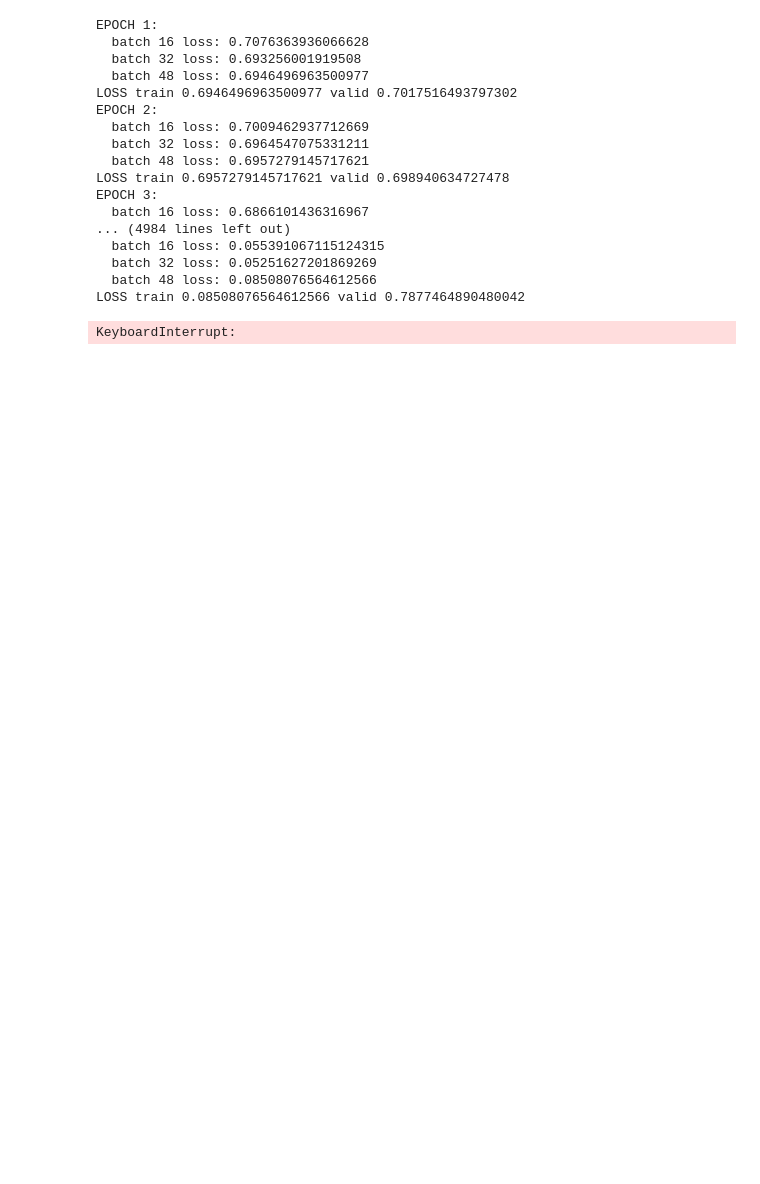
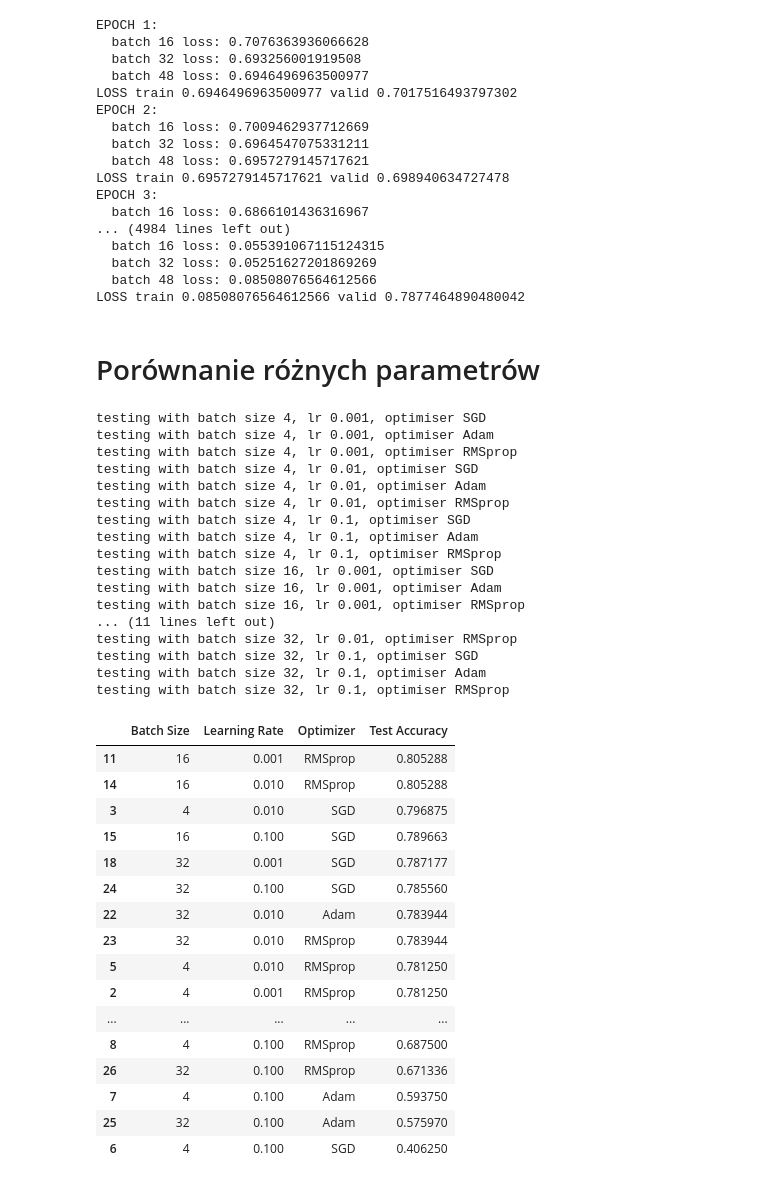
Before and after one commit to Matipolit/sieci-neuronowe-cw4, a Jupyter notebook: cw4.ipynb, the cells around one changed output. Cells and saved outputs as stored; diff of their text form; code cells hidden in the pictures; blank space fills up the shorter version.

```diff
--- a/cw4.ipynb
+++ b/cw4.ipynb
@@ -169,6 +180,8 @@ EPOCH 3:
   batch 32 loss: 0.05251627201869269
   batch 48 loss: 0.08508076564612566
 LOSS train 0.08508076564612566 valid 0.7877464890480042
+# %% [markdown]
+# Porównanie różnych parametrów
 # %%
 # Define new code for training and testing with parameter sweeps.
 from itertools import product
@@ -185,6 +198,8 @@ results = []
 # Updated training loop with parameter sweeps
 for batch_size, lr, opt_name in product(batch_sizes, learning_rates, optimizers):
     print(f"testing with batch size {batch_size}, lr {lr}, optimiser {opt_name}")
+    timestamp = datetime.now().strftime('%Y%m%d_%H%M%S')
+    writer = SummaryWriter('runs/heart_disease_classifier-date:{}-batch-size:{}-lr:{}-opti:{}'.format(timestamp, batch_size, lr, opt_name))
     # Reinitialize dataloaders with current batch size
     train_loader = DataLoader(train_dataset, batch_size=batch_size, shuffle=True)
     test_loader = DataLoader(test_dataset, batch_size=batch_size, shuffle=False)
@@ -208,35 +223,74 @@ for batch_size, lr, opt_name in product(batch_sizes, learning_rates, optimizers)
     for epoch in range(num_epochs):
         model.train()
         epoch_loss = 0
+        i = 0
         for X_batch, y_batch in train_loader:
             optimizer.zero_grad()
             outputs = model(X_batch)
             loss = loss_fn(outputs, y_batch)
             loss.backward()
             optimizer.step()
             epoch_loss += loss.item()
+            i += 1
+        writer.add_scalars('loss',
+                    { 'Training' : epoch_loss/i },
+                    epoch + 1)
+        writer.flush()
 
     # Evaluation on test set
     model.eval()
     test_accuracy = 0
     with torch.no_grad():
         for X_batch, y_batch in test_loader:
             outputs = model(X_batch)
             test_accuracy += calculate_accuracy(outputs, y_batch).item()
     test_accuracy /= len(test_loader)
 
     # Save results
     results.append({
         'Batch Size': batch_size,
         'Learning Rate': lr,
         'Optimizer': opt_name,
         'Test Accuracy': test_accuracy
     })
 
 # Convert results to a DataFrame for better readability
 import pandas as pd
 results_df = pd.DataFrame(results)
 results_df.sort_values(by='Test Accuracy', ascending=False, inplace=True)
 results_df
 # %% [output]
-KeyboardInterrupt:
+testing with batch size 4, lr 0.001, optimiser SGD
+testing with batch size 4, lr 0.001, optimiser Adam
+testing with batch size 4, lr 0.001, optimiser RMSprop
+testing with batch size 4, lr 0.01, optimiser SGD
+testing with batch size 4, lr 0.01, optimiser Adam
+testing with batch size 4, lr 0.01, optimiser RMSprop
+testing with batch size 4, lr 0.1, optimiser SGD
+testing with batch size 4, lr 0.1, optimiser Adam
+testing with batch size 4, lr 0.1, optimiser RMSprop
+testing with batch size 16, lr 0.001, optimiser SGD
+testing with batch size 16, lr 0.001, optimiser Adam
+testing with batch size 16, lr 0.001, optimiser RMSprop
+... (11 lines left out)
+testing with batch size 32, lr 0.01, optimiser RMSprop
+testing with batch size 32, lr 0.1, optimiser SGD
+testing with batch size 32, lr 0.1, optimiser Adam
+testing with batch size 32, lr 0.1, optimiser RMSprop
+|  | Batch Size | Learning Rate | Optimizer | Test Accuracy |
+| 11 | 16 | 0.001 | RMSprop | 0.805288 |
+| 14 | 16 | 0.010 | RMSprop | 0.805288 |
+| 3 | 4 | 0.010 | SGD | 0.796875 |
+| 15 | 16 | 0.100 | SGD | 0.789663 |
+| 18 | 32 | 0.001 | SGD | 0.787177 |
+| 24 | 32 | 0.100 | SGD | 0.785560 |
+| 22 | 32 | 0.010 | Adam | 0.783944 |
+| 23 | 32 | 0.010 | RMSprop | 0.783944 |
+| 5 | 4 | 0.010 | RMSprop | 0.781250 |
+| 2 | 4 | 0.001 | RMSprop | 0.781250 |
+| ... | ... | ... | ... | ... |
+| 8 | 4 | 0.100 | RMSprop | 0.687500 |
+| 26 | 32 | 0.100 | RMSprop | 0.671336 |
+| 7 | 4 | 0.100 | Adam | 0.593750 |
+| 25 | 32 | 0.100 | Adam | 0.575970 |
+| 6 | 4 | 0.100 | SGD | 0.406250 |
```
Also changed, not shown: parts of 9 cells of this notebook.
